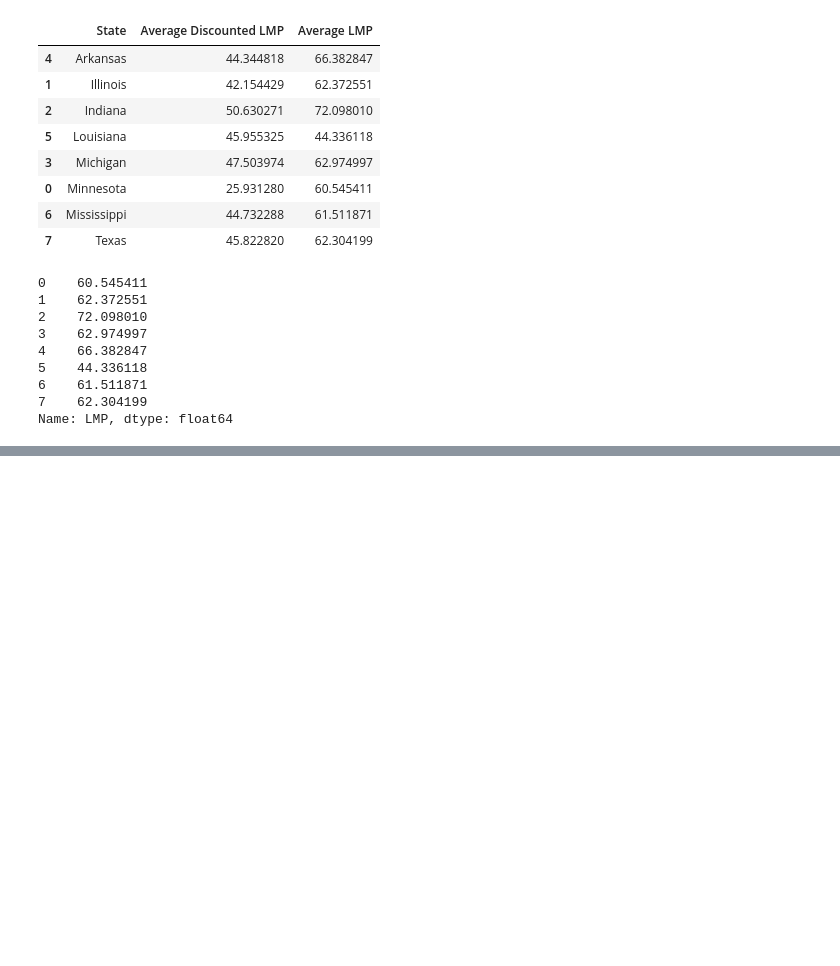
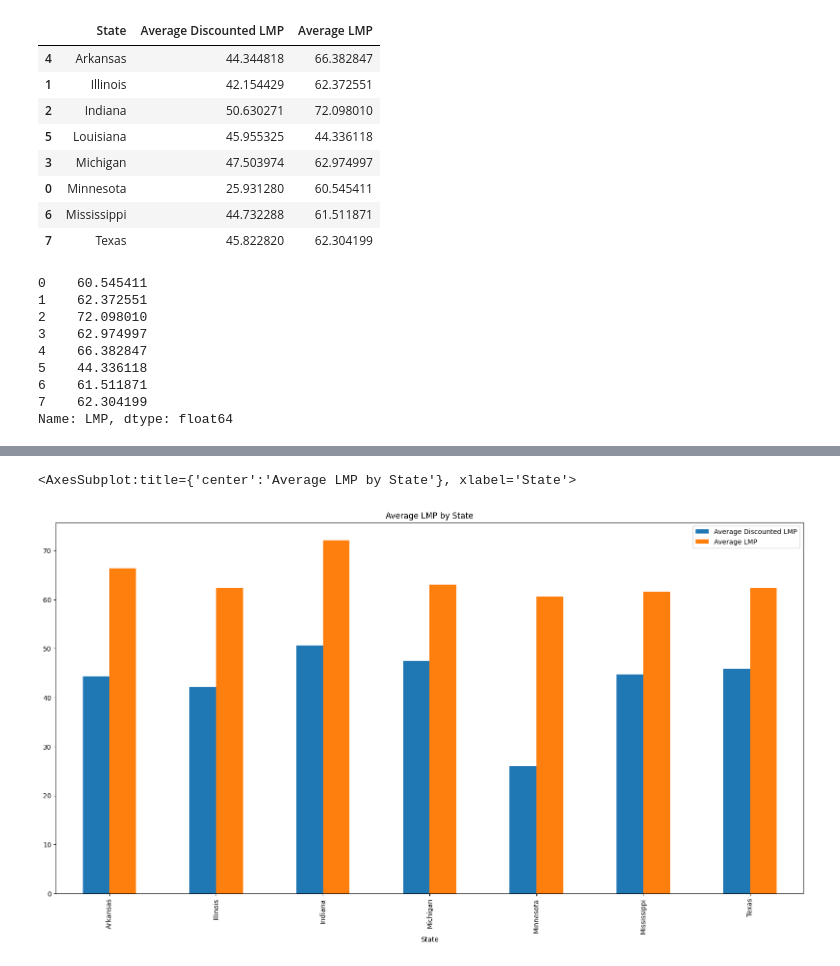
Before and after one commit to smorse93/Energy-Modeling, a Jupyter notebook: main.ipynb, the cells around one changed output, grey strips where cells are left out. Saved outputs shown, nothing was run; the diff lists cells and outputs as text; code cells hidden in the pictures; blank space fills up the shorter version.

Commit message:
adding chart

```diff
--- a/main.ipynb
+++ b/main.ipynb
@@ -178,0 +176,14 @@ Name: LMP, dtype: float64
+# %%
+#group alphatbetically by state
+dfHUBAverages.sort_values(by=['State'], inplace=True)
+
+
+
+
+#remove louisiana from the plot
+dfHUBAverages = dfHUBAverages[dfHUBAverages.State != 'Louisiana']
+#plot the data except for louisiana
+dfHUBAverages.plot(x='State', y=['Average Discounted LMP', 'Average LMP'], kind='bar', figsize=(20,10), title='Average LMP by State')
+# %% [output]
+<AxesSubplot:title={'center':'Average LMP by State'}, xlabel='State'>
+[figure, added]
```
Also changed, not shown: parts of 1 cell of this notebook.
